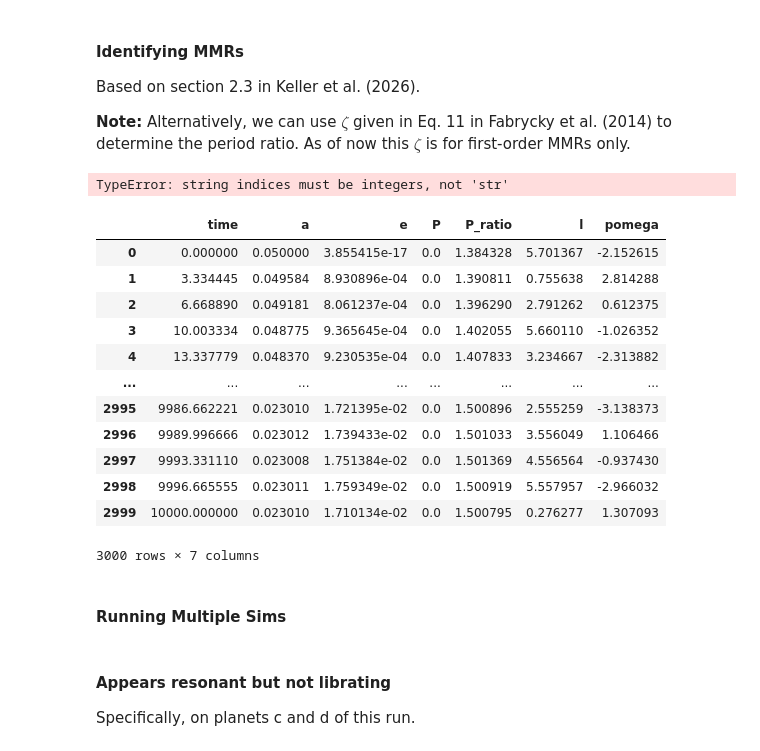
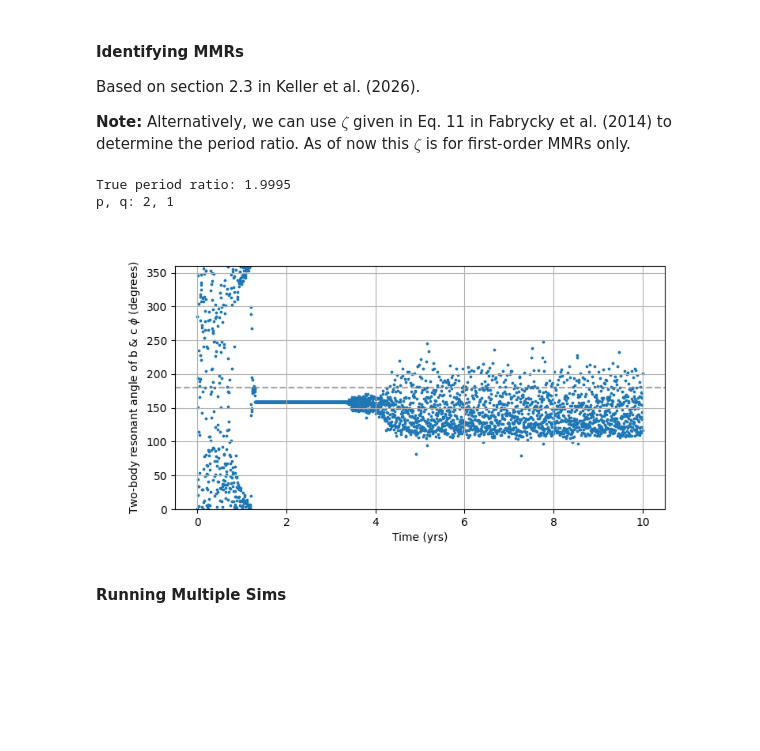
Before and after one commit to dchen10Git/uchi-exoplanets-2025, a Jupyter notebook: trappist1_keller.ipynb, the cells around one changed output. Cells and saved outputs as stored; diff of their text form; code cells hidden in the pictures; blank space fills up the shorter version.

```diff
--- a/trappist1_keller.ipynb
+++ b/trappist1_keller.ipynb
@@ -508,7 +566,6 @@ with open("fg_library.pkl", "rb") as f:
     fg_lib = pickle.load(f)
 
 def twoBR_angle(b, c, p, q):
-    b, c = stage1_data[b], stage1_data[c]
     f, g = fg_lib[(p, q)]
     pomega_hat = np.arctan2((f*b['e']*np.sin(b['pomega']) + g*c['e']*np.sin(c['pomega'])), (f*b['e']*np.cos(b['pomega']) + g*c['e']*np.cos(c['pomega'])))
     return q*b['l'] - p*c['l'] + (p-q)*pomega_hat
@@ -526,6 +583,9 @@ def last_P(b):
     return float(b['a'].iloc[-1]**3 / m_star)**(1/2)
 
 def plot_libration(b, c, d=None, t_units='kyr'):
+    b_name = b.attrs["planet_name"]
+    c_name = c.attrs["planet_name"]
+
     # 2BR angle
     if d is None:
         print(f"True period ratio: {last_P(c) / last_P(b):.4f}")
@@ -539,67 +599,44 @@ def plot_libration(b, c, d=None, t_units='kyr'):
 
         plt.figure(figsize=(8,4))
 
         if t_units == 'kyr':
             plt.scatter(stage1_times/1000, twoBR%360, s=3) # mod 360 so it wraps
         plt.axhline(180, color='gray', ls='--', alpha=0.7)
         plt.xlabel("Time (yrs)")
-        plt.ylabel(f"Two-body resonant angle of {b.attrs["planet_name"]} & {c.attrs["planet_name"]} $\phi$ (degrees)")
+        plt.ylabel(f"Two-body resonant angle of {b_name} & {c_name} $\phi$ (degrees)")
         plt.ylim(0,360)
         plt.grid(True)
         plt.show()
 
     # 3BR angle
     else:
-        print(f"True period ratios: b+c: {last_P('c') / last_P('b'):.4f}, c+d: {last_P('d') / last_P('c'):.4f}")
+        d_name = d.attrs["planet_name"]
+        print(f"True period ratios: b+c: {last_P(c) / last_P(b):.4f}, c+d: {last_P(d) / last_P(c):.4f}")
 
         # Calculate three-body resonant angle between b, c, and d
-        p_bc, q_bc, p_cd, q_cd = find_best_threeBR_pq('b', 'c', 'd')
+        p_bc, q_bc, p_cd, q_cd = find_best_threeBR_pq(b, c, d)
 
         assert p_bc != 100; assert p_cd != 100 # if not, then the planets are definitely not in resonance
-        print(f"p_bc, q_bc, p_cd, q_cd: {p_bc}, {q_bc}, {p_cd}, {q_cd}")
-        threeBR = np.rad2deg(threeBR_angle('b', 'c', 'd', p_bc, q_bc, p_cd, q_cd))
+        print(f"p_{b_name}{c_name}, q_{b_name}{c_name}, p_{c_name}{d_name}, q_{c_name}{d_name}: {p_bc}, {q_bc}, {p_cd}, {q_cd}")
+        threeBR = np.rad2deg(threeBR_angle(b, c, d, p_bc, q_bc, p_cd, q_cd))
 
         plt.figure(figsize=(8,4))
 
         if t_units == 'kyr':
             plt.scatter(stage1_times/1000, threeBR%360, s=3) # mod 360 so it wraps
         plt.axhline(180, color='gray', ls='--', alpha=0.7)
         plt.xlabel("Time (yrs)")
-        plt.ylabel(f"Three-body resonant angle of {b.attrs["planet_name"]}, {c.attrs["planet_name"]}, & {d.attrs["planet_name"]} $\phi$ (degrees)")
+        plt.ylabel(f"Three-body resonant angle of {b_name}, {c_name}, & {d_name} $\phi$ (degrees)")
         plt.ylim(0,360)
         plt.grid(True)
         plt.show()
 
-# Example usage
-saved_sim = load_simulation_run(sim_id=0, filename="resonant_non_librating.h5")
-b = saved_sim[0]['b']
-c = saved_sim[0]['c']
-d = saved_sim[0]['d']
 plot_libration(b, c)
-plot_libration(c, d)
-plot_libration(b, c, d)
+# plot_libration(b, c, e)
 # %% [output]
-TypeError: string indices must be integers, not 'str'
+True period ratio: 1.9995
+p, q: 2, 1
+[figure, added]
-# %%
-# For loading
-with pd.HDFStore("resonant_non_librating.h5", mode="r") as store:
-    df0b = store["/sim_0/b"]
-
-df0b
-# %% [output]
-|  | time | a | e | P | P_ratio | l | pomega |
-| 0 | 0.000000 | 0.050000 | 3.855415e-17 | 0.0 | 1.384328 | 5.701367 | -2.152615 |
-| 1 | 3.334445 | 0.049584 | 8.930896e-04 | 0.0 | 1.390811 | 0.755638 | 2.814288 |
-| 2 | 6.668890 | 0.049181 | 8.061237e-04 | 0.0 | 1.396290 | 2.791262 | 0.612375 |
-| 3 | 10.003334 | 0.048775 | 9.365645e-04 | 0.0 | 1.402055 | 5.660110 | -1.026352 |
-| 4 | 13.337779 | 0.048370 | 9.230535e-04 | 0.0 | 1.407833 | 3.234667 | -2.313882 |
-| ... | ... | ... | ... | ... | ... | ... | ... |
-| 2995 | 9986.662221 | 0.023010 | 1.721395e-02 | 0.0 | 1.500896 | 2.555259 | -3.138373 |
-| 2996 | 9989.996666 | 0.023012 | 1.739433e-02 | 0.0 | 1.501033 | 3.556049 | 1.106466 |
-| 2997 | 9993.331110 | 0.023008 | 1.751384e-02 | 0.0 | 1.501369 | 4.556564 | -0.937430 |
-| 2998 | 9996.665555 | 0.023011 | 1.759349e-02 | 0.0 | 1.500919 | 5.557957 | -2.966032 |
-| 2999 | 10000.000000 | 0.023010 | 1.710134e-02 | 0.0 | 1.500795 | 0.276277 | 1.307093 |
-3000 rows × 7 columns
 # %% [markdown]
 #### Running Multiple Sims
 # %%
@@ -632,6 +669,3 @@ bounds = {
 #     results.append(result)
 
 # save_results(results)
-# %% [markdown]
-#### Appears resonant but not librating
-Specifically, on planets c and d of this run.
```
Also changed, not shown: parts of 10 cells of this notebook, 2 other files.
